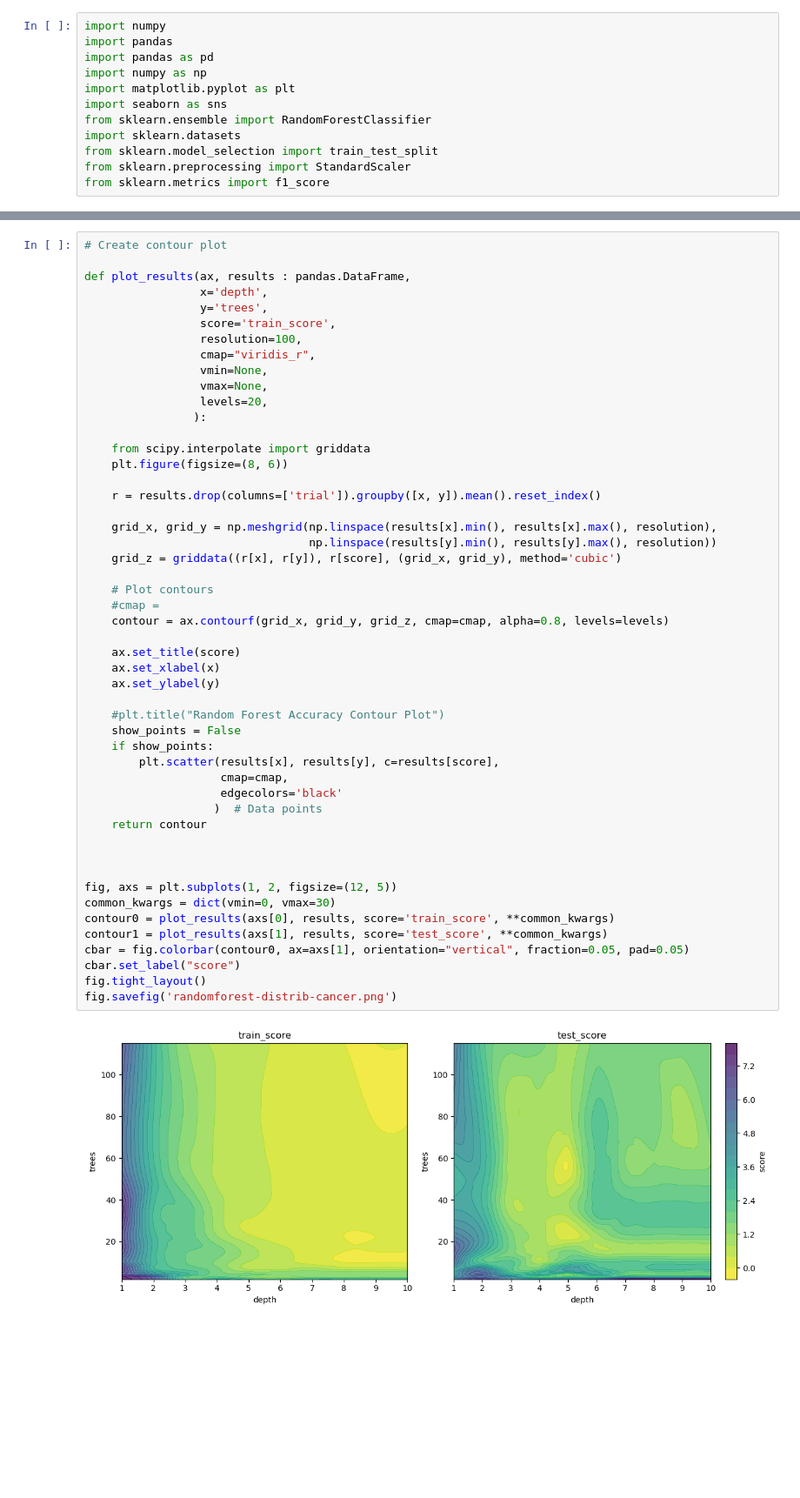
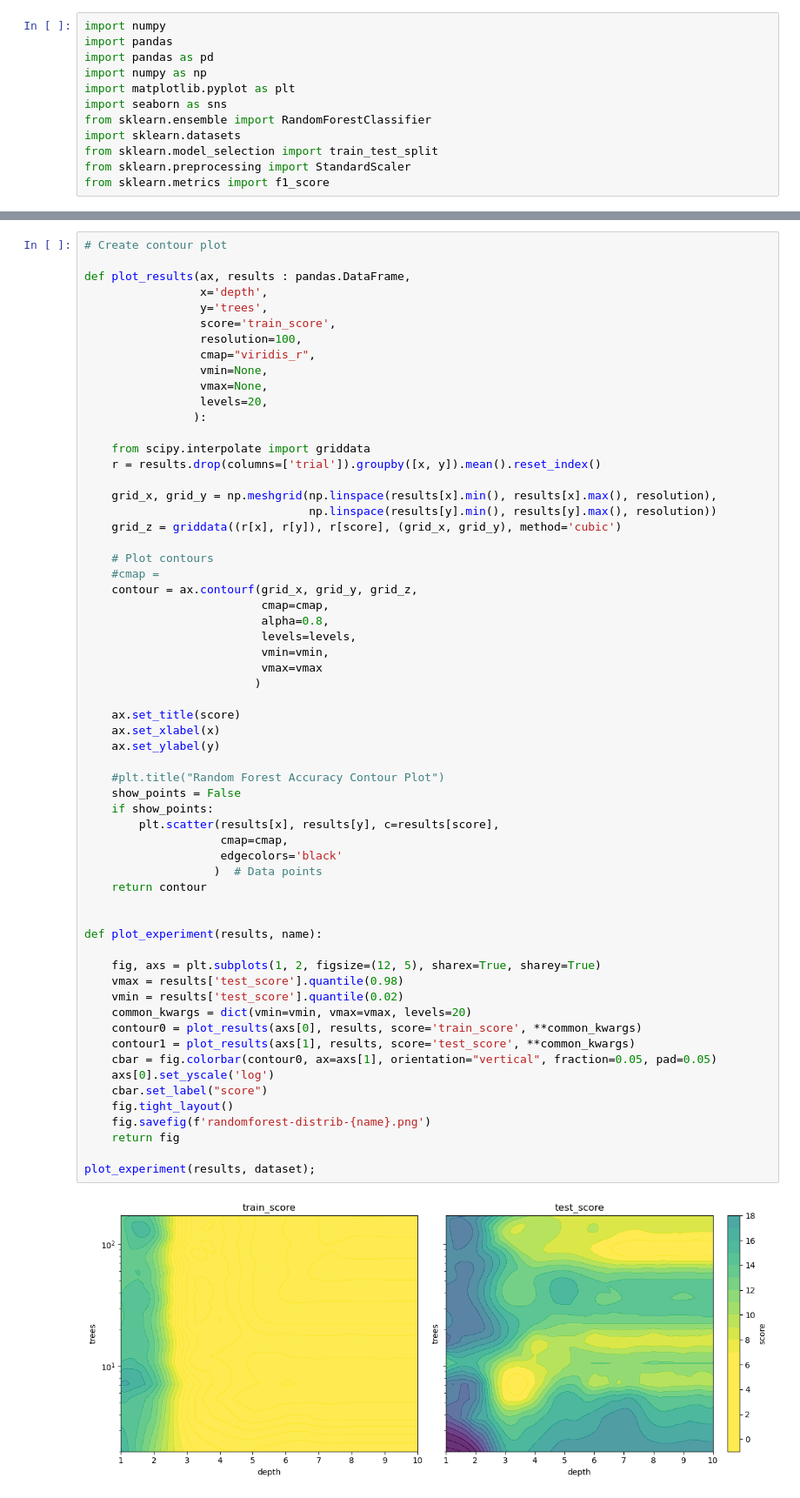
Before and after one commit to jonnor/embeddedml, a Jupyter notebook: presentations/AarhusUniversity2025/RandomForestPerformance.ipynb, the cells around one changed output, grey strips where cells are left out. Shown: that part at 87% size. Saved outputs shown, nothing was run; the diff lists cells and outputs as text; blank space fills up the shorter version.

```diff
--- a/presentations/AarhusUniversity2025/RandomForestPerformance.ipynb
+++ b/presentations/AarhusUniversity2025/RandomForestPerformance.ipynb
@@ -104,42 +117,53 @@ def plot_results(ax, results : pandas.DataFrame,
                  vmax=None,
                  levels=20,
                 ):
 
     from scipy.interpolate import griddata
-    plt.figure(figsize=(8, 6))
-
     r = results.drop(columns=['trial']).groupby([x, y]).mean().reset_index()
 
     grid_x, grid_y = np.meshgrid(np.linspace(results[x].min(), results[x].max(), resolution),
                                  np.linspace(results[y].min(), results[y].max(), resolution))
     grid_z = griddata((r[x], r[y]), r[score], (grid_x, grid_y), method='cubic')
 
     # Plot contours
     #cmap =
-    contour = ax.contourf(grid_x, grid_y, grid_z, cmap=cmap, alpha=0.8, levels=levels)
+    contour = ax.contourf(grid_x, grid_y, grid_z,
+                          cmap=cmap,
+                          alpha=0.8,
+                          levels=levels,
+                          vmin=vmin,
+                          vmax=vmax
+                         )
 
     ax.set_title(score)
     ax.set_xlabel(x)
     ax.set_ylabel(y)
 
     #plt.title("Random Forest Accuracy Contour Plot")
     show_points = False
     if show_points:
         plt.scatter(results[x], results[y], c=results[score],
                     cmap=cmap,
                     edgecolors='black'
                    )  # Data points
     return contour
 
 
+def plot_experiment(results, name):
 
-fig, axs = plt.subplots(1, 2, figsize=(12, 5))
-common_kwargs = dict(vmin=0, vmax=30)
-contour0 = plot_results(axs[0], results, score='train_score', **common_kwargs)
-contour1 = plot_results(axs[1], results, score='test_score', **common_kwargs)
-cbar = fig.colorbar(contour0, ax=axs[1], orientation="vertical", fraction=0.05, pad=0.05)
-cbar.set_label("score")
-fig.tight_layout()
-fig.savefig('randomforest-distrib-cancer.png')
+    fig, axs = plt.subplots(1, 2, figsize=(12, 5), sharex=True, sharey=True)
+    vmax = results['test_score'].quantile(0.98)
+    vmin = results['test_score'].quantile(0.02)
+    common_kwargs = dict(vmin=vmin, vmax=vmax, levels=20)
+    contour0 = plot_results(axs[0], results, score='train_score', **common_kwargs)
+    contour1 = plot_results(axs[1], results, score='test_score', **common_kwargs)
+    cbar = fig.colorbar(contour0, ax=axs[1], orientation="vertical", fraction=0.05, pad=0.05)
+    axs[0].set_yscale('log')
+    cbar.set_label("score")
+    fig.tight_layout()
+    fig.savefig(f'randomforest-distrib-{name}.png')
+    return fig
+
+plot_experiment(results, dataset);
 # %% [output]
-[figure, old version]
+[figure, new version]
```
Also changed, not shown: parts of 5 cells of this notebook, 7 other files.
